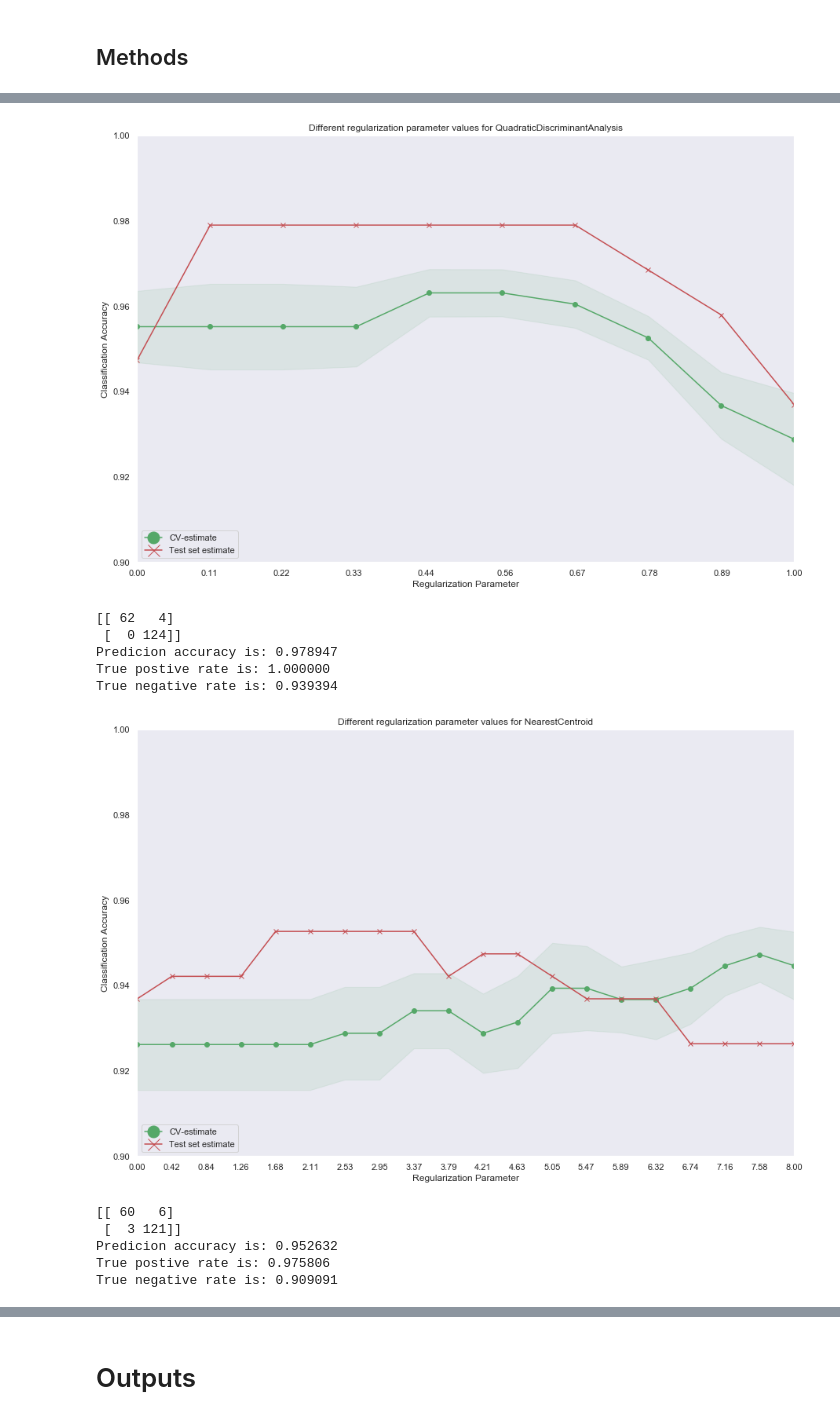
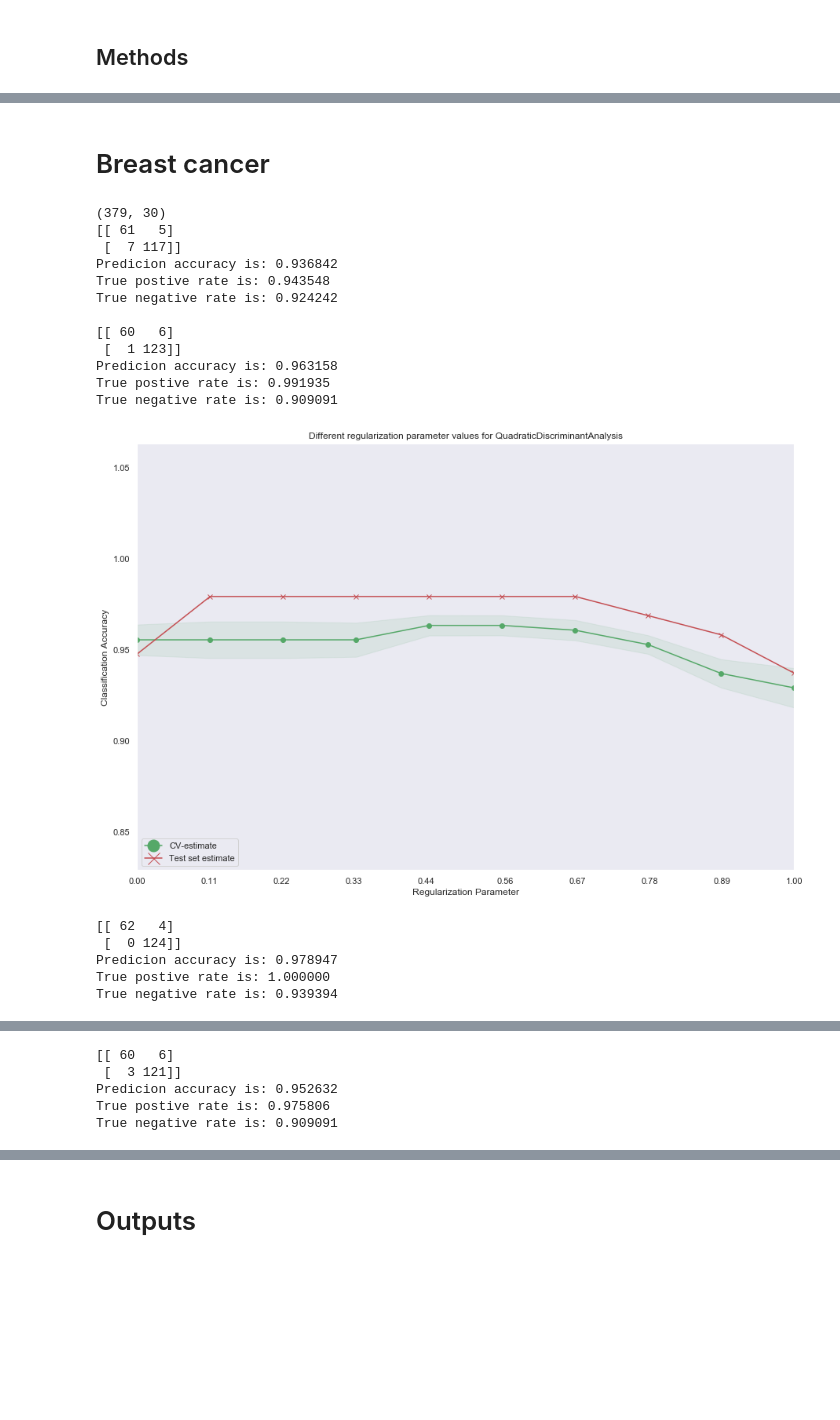
Before and after one commit to nandoide/misc_work, a Jupyter notebook: Desktop/uni/APAUT/classification_systems/classification_systems.ipynb, the cells around one changed output, grey strips where cells are left out. Saved outputs shown, nothing was run; the diff lists cells and outputs as text; code cells hidden in the pictures; blank space fills up the shorter version.

```diff
--- a/Desktop/uni/APAUT/classification_systems/classification_systems.ipynb
+++ b/Desktop/uni/APAUT/classification_systems/classification_systems.ipynb
@@ -183,34 +180,25 @@ ValueError: Found input variables with inconsistent numbers of samples: [379, 68
-# %%
-# QDA estimate reg parameter
-param_values = np.linspace(0, 1, 10).tolist()
-estimate_parameter(X_train_scaled, X_test_scaled, y_train, y_test,\
-                   "QuadraticDiscriminantAnalysis", "reg_param", param_values)
-# %% [output]
-[figure, removed]
-# %%
-# QDA accuracy
-# Best parameter value according CV estimate
-best_reg_param_value = 0.444
-prediction_accuracy(X_train_scaled, X_test_scaled, y_train, y_test, "QuadraticDiscriminantAnalysis", "reg_param", best_reg_param_value)
-# %% [output]
-[[ 62   4]
- [  0 124]]
-Predicion accuracy is: 0.978947
-True postive rate is: 1.000000
-True negative rate is: 0.939394
-# %%
-# Centroids
-param_values = np.linspace(0, 8, 20).tolist()
-estimate_parameter(X_train_scaled, X_test_scaled, y_train, y_test,\
-                   "NearestCentroid", "shrink_threshold", param_values)
-# %% [output]
-[figure, removed]
-# %%
-# Centroids accuracy
-prediction_accuracy(X_train_scaled, X_test_scaled, y_train, y_test, "NearestCentroid", "shrink_threshold", 3.4)
-# %% [output]
-[[ 60   6]
- [  3 121]]
-Predicion accuracy is: 0.952632
-True postive rate is: 0.975806
-True negative rate is: 0.909091
+# %% [markdown]
+# Breast cancer
+# %%
+# Breast Cancer
+data_file = './data/wdbc.csv'
+learn_dataset(data_file , None, 1, "B", 2)
+# %% [output]
+(379, 30)
+[[ 61   5]
+ [  7 117]]
+Predicion accuracy is: 0.936842
+True postive rate is: 0.943548
+True negative rate is: 0.924242
+
+[[ 60   6]
+ [  1 123]]
+Predicion accuracy is: 0.963158
+True postive rate is: 0.991935
+True negative rate is: 0.909091
+[figure, added]
+[[ 62   4]
+ [  0 124]]
+Predicion accuracy is: 0.978947
+True postive rate is: 1.000000
+True negative rate is: 0.939394
@@ -216,0 +206,5 @@ True negative rate is: 0.909091
+[[ 60   6]
+ [  3 121]]
+Predicion accuracy is: 0.952632
+True postive rate is: 0.975806
+True negative rate is: 0.909091
```
Also changed, not shown: parts of 8 cells of this notebook.
